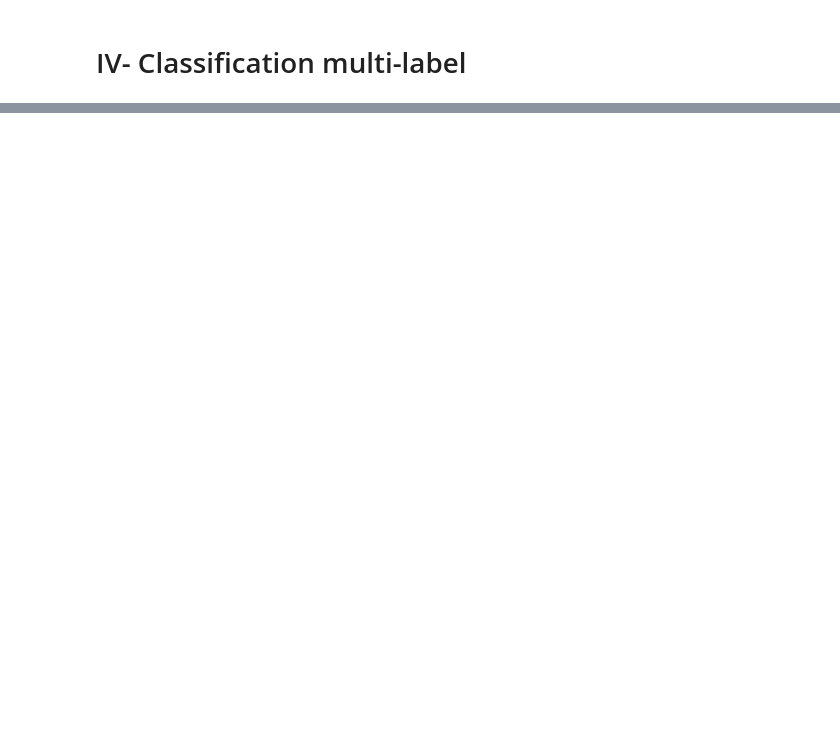
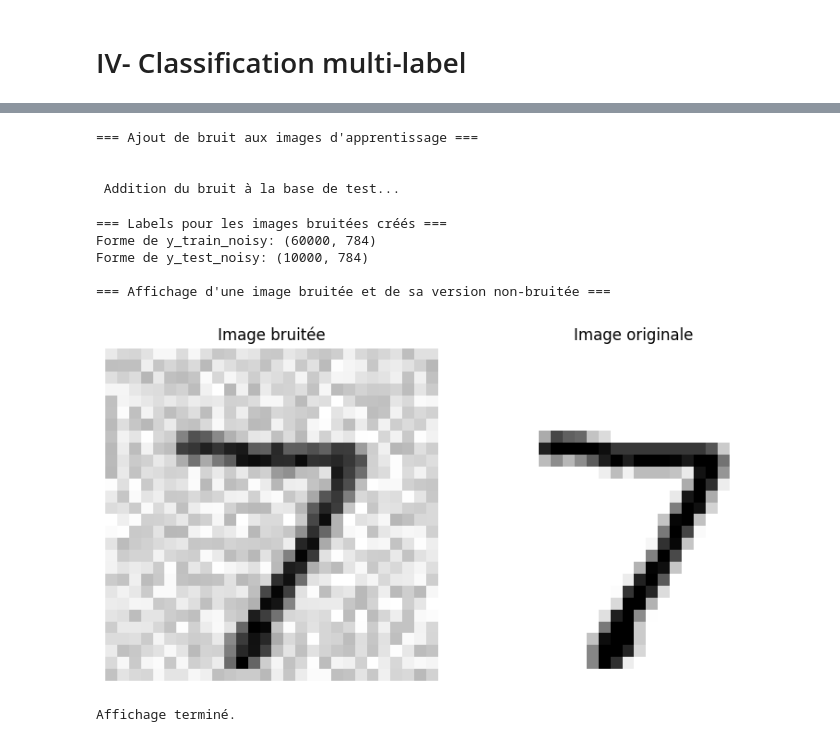
Before and after one commit to BreizhHardware/cours-ISEN-MD, a Jupyter notebook: ISEN/IA/CIPA4/TP/TP2/tp2_IA.ipynb, the cells around one changed output, grey strips where cells are left out. Drawn from its saved outputs; the diff is of its cells as text; code cells hidden in the pictures; blank space fills up the shorter version.

```diff
--- a/ISEN/IA/CIPA4/TP/TP2/tp2_IA.ipynb
+++ b/ISEN/IA/CIPA4/TP/TP2/tp2_IA.ipynb
@@ -1334,0 +1460,65 @@ X_test_noisy = X_test.values + noise_test  # Utiliser .values pour obtenir numpy
+# %%
+import numpy as np
+import matplotlib.pyplot as plt
+import matplotlib as mpl
+
+print("=== Ajout de bruit aux images d'apprentissage ===\n")
+
+# a. Créer un vecteur de bruit
+noise_test = np.random.randint(0, 100, (len(X_test), 784))
+
+# b. Ajouter ce bruit avec une simple addition à la base de test
+print(f"\n Addition du bruit à la base de test...")
+
+# Effectuer l'addition
+X_test_noisy = X_test.values + noise_test
+# %% [output]
+=== Ajout de bruit aux images d'apprentissage ===
+
+
+ Addition du bruit à la base de test...
+# %%
+# 49. Créez une variable qui va contenir les labels de la base d'apprentissage, à savoir les images d'apprentissage non bruitées
+y_train_noisy = X_train.values
+
+# 50. Créez une variable qui va contenir les labels de la base de test, à savoir les images de test non bruitées
+y_test_noisy = X_test.values
+
+print("=== Labels pour les images bruitées créés ===")
+print(f"Forme de y_train_noisy: {y_train_noisy.shape}")
+print(f"Forme de y_test_noisy: {y_test_noisy.shape}")
+
+# 51. Affichez une image bruitée ainsi que sa version non-bruitée
+print("\n=== Affichage d'une image bruitée et de sa version non-bruitée ===")
+
+# X_test_noisy contient la base de test bruitée (créée précédemment)
+some_digit = X_test_noisy[0]
+# y_test_noisy contient les labels de la base de test (images de test non bruitée)
+y_some_digit = y_test_noisy[0]
+
+some_digit_image = some_digit.reshape(28, 28)
+y_some_digit_image = y_some_digit.reshape(28, 28)
+
+plt.figure(figsize=(8, 4)) # Ajuster la taille de la figure
+plt.subplot(121)
+plt.imshow(some_digit_image, cmap=mpl.cm.binary)
+plt.title("Image bruitée") # Ajouter un titre
+plt.axis("off")
+
+plt.subplot(122)
+plt.imshow(y_some_digit_image, cmap=mpl.cm.binary)
+plt.title("Image originale") # Ajouter un titre
+plt.axis("off")
+
+plt.tight_layout() # Ajuster l'espacement
+plt.show()
+
+print("Affichage terminé.")
+# %% [output]
+=== Labels pour les images bruitées créés ===
+Forme de y_train_noisy: (60000, 784)
+Forme de y_test_noisy: (10000, 784)
+
+=== Affichage d'une image bruitée et de sa version non-bruitée ===
+[figure, added]
+Affichage terminé.
```
Also changed, not shown: parts of 22 cells of this notebook, 2 other files.
